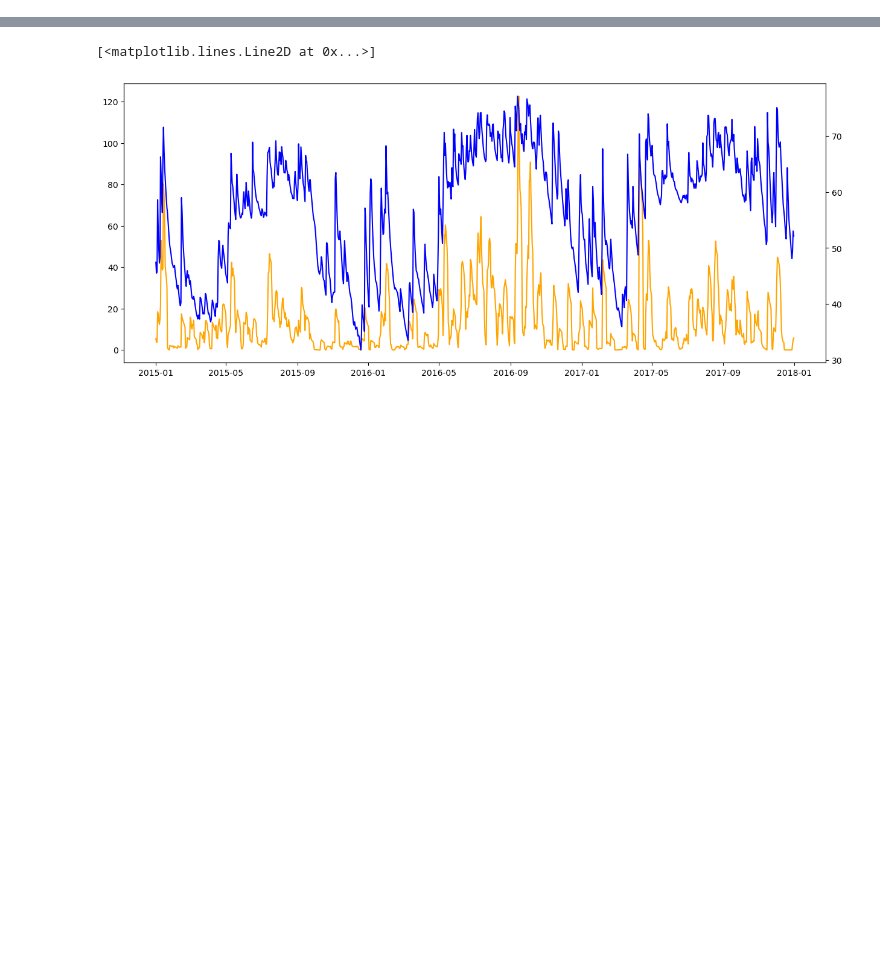
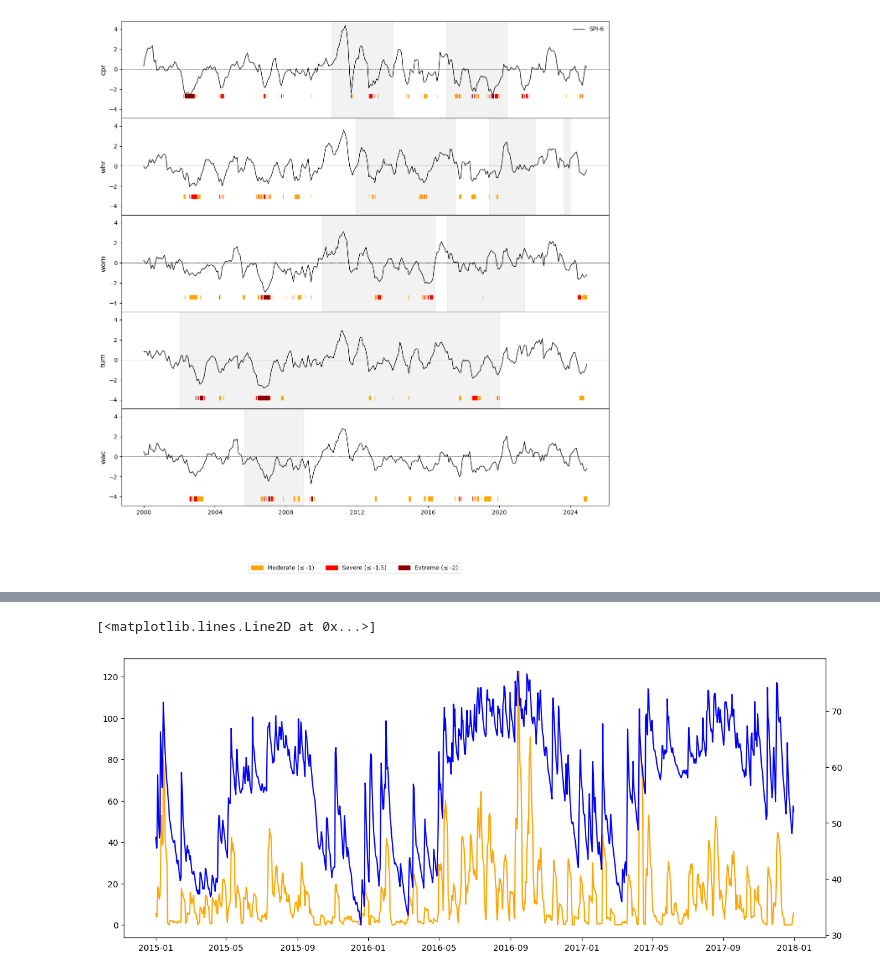
Before and after one commit to joephelps/PhD, a Jupyter notebook: notebooks/drought_plots.ipynb, the cells around one changed output, grey strips where cells are left out. Drawn from its saved outputs; the diff is of its cells as text; code cells hidden in the pictures; blank space fills up the shorter version.

```diff
--- a/notebooks/drought_plots.ipynb
+++ b/notebooks/drought_plots.ipynb
@@ -21,3 +49,81 @@ drought_indices_D.drop(columns=['Unnamed: 0'], inplace=True)
+# %%
+sites = ['cpr', 'whr', 'wom', 'tum', 'wac']
+
+fig, axes = plt.subplots(5, 1, figsize=(15, 15), sharex=True, sharey=True)
+fig.subplots_adjust(hspace=0)
+
+
+start_date = '2000-01-01'
+end_date = '2024-12-31'
+
+import matplotlib.patches as mpatches
+
+drought_handles = [
+    mpatches.Patch(color='orange', label='Moderate (≤ -1)'),
+    mpatches.Patch(color='red', label='Severe (≤ -1.5)'),
+    mpatches.Patch(color='darkred', label='Extreme (≤ -2)')
+]
+
+
+for i, site in enumerate(sites):
+    drought_indices_M, drought_indices_D = load_drought_indices(site)
+    spei12 = drought_indices_M['SPI_6'].loc[start_date:end_date] #should be SPEI_12
+
+    dates = pd.to_datetime(date_ranges[i])
+    dates = dates.sort_values()
+
+    # difference between consecutive dates
+    diff = dates.to_series().diff()
+
+    # start of new block where gap > 1 day
+    block_id = (diff > pd.Timedelta(days=1)).cumsum()
+
+    # group into continuous periods
+    periods = dates.to_series().groupby(block_id).agg(['min', 'max'])
+    for _, row in periods.iterrows():
+        axes[i].axvspan(row['min'], row['max'], color='gray',alpha=0.1)
+
+    axes[i].plot(spei12.index, spei12.values, label='SPEI12', color='black', linewidth=1)
+
+    ymin, ymax = axes[i].get_ylim()
+    band_height = (ymax - ymin) * 0.05  # 5% of axis height
+
+    band_bottom = ymin
+    band_top = ymin + band_height
+
+    # Extreme drought (≤ -2)
+    axes[i].fill_between(spei12.index, band_bottom, band_top,
+                where=(spei12 <= -2),
+                color='darkred', step='mid')
+
+    # Severe drought (≤ -1.5)
+    axes[i].fill_between(spei12.index, band_bottom, band_top,
+                where=(spei12 <= -1.5) & (spei12 > -2),
+                color='red', step='mid')
+
+    # Moderate drought (≤ -1)
+    axes[i].fill_between(spei12.index, band_bottom, band_top,
+                where=(spei12 <= -1) & (spei12 > -1.5),
+                color='orange', step='mid')
+
+    #axes[i].set_title(site, loc='right', fontsize=15)
+
+    axes[i].axhline(0, color='black', linestyle='--', linewidth=0.5)
+    axes[i].set_ylabel(site, fontsize=12)
+
+    if i == 0:
+        axes[i].legend([axes[i].lines[0]], ['SPI-6'],
+                  loc='upper right',
+                  frameon=False)
+
+
+fig.legend(handles=drought_handles, loc='lower center', ncol=3, fontsize=10, frameon=True)
+
+
+
+plt.savefig('drought_periods_SPI6.png', dpi=200, bbox_inches='tight')
+# %% [output]
+[figure, added]
 # %%
 monthly_path = '/Users/phelps/PhD/DATA/climate/Indices/monthly/SW_indices_M.csv'
 daily_path = '/Users/phelps/PhD/DATA/climate/Indices/daily/SW_indices_D.csv'
```
Also changed, not shown: parts of 4 cells of this notebook, 4 other files.
